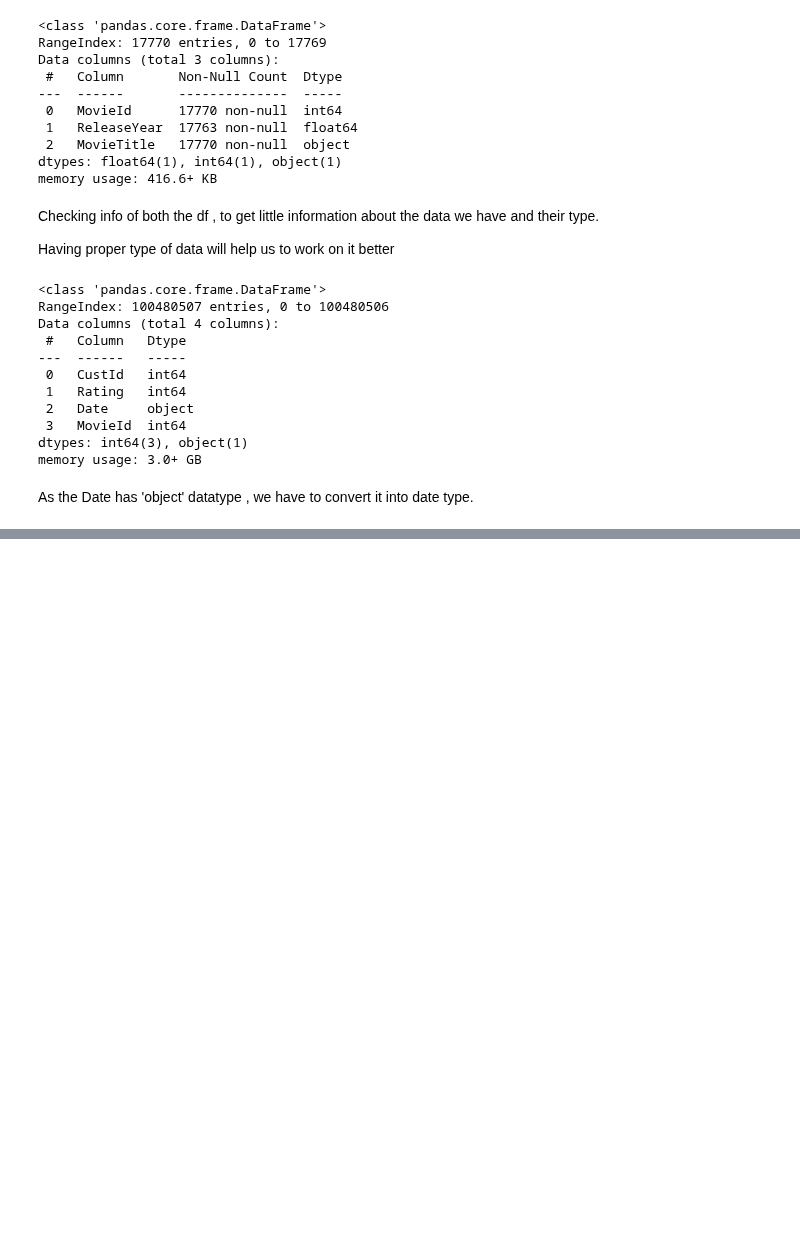
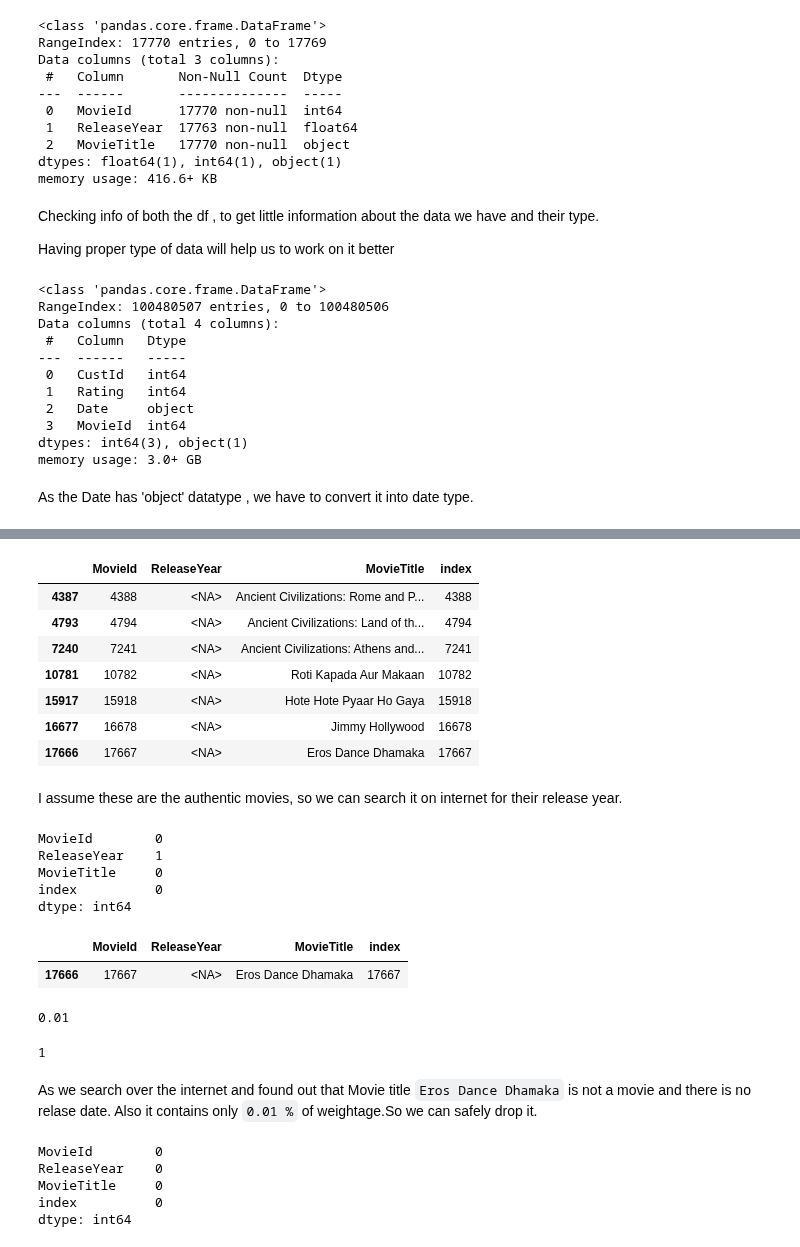
Before and after one commit to adityash97/DataScience, a Jupyter notebook: projects/netflix_data_analysis/pre_process.ipynb, the cells around one changed output, grey strips where cells are left out. Drawn from its saved outputs; the diff is of its cells as text; code cells hidden in the pictures; blank space fills up the shorter version.

```diff
--- a/projects/netflix_data_analysis/pre_process.ipynb
+++ b/projects/netflix_data_analysis/pre_process.ipynb
@@ -216,0 +270,13 @@ movie_df.head()
+# %%
+movie_df[movie_df['ReleaseYear'].isna()]
+# %% [output]
+|  | MovieId | ReleaseYear | MovieTitle | index |
+| 4387 | 4388 | <NA> | Ancient Civilizations: Rome and P... | 4388 |
+| 4793 | 4794 | <NA> | Ancient Civilizations: Land of th... | 4794 |
+| 7240 | 7241 | <NA> | Ancient Civilizations: Athens and... | 7241 |
+| 10781 | 10782 | <NA> | Roti Kapada Aur Makaan | 10782 |
+| 15917 | 15918 | <NA> | Hote Hote Pyaar Ho Gaya | 15918 |
+| 16677 | 16678 | <NA> | Jimmy Hollywood | 16678 |
+| 17666 | 17667 | <NA> | Eros Dance Dhamaka | 17667 |
+# %% [markdown]
+I assume these are the authentic movies, so we can search it on internet for their release year.
@@ -216,0 +286,39 @@ movie_df.head()
+# %%
+movie_year_map = {'Ancient Civilizations: Rome and Pompeii':int(2001),'Ancient Civilizations: Land of the Pharaohs':int(1995),'Ancient Civilizations: Athens and Greece':int(2010),'Roti Kapada Aur Makaan':1974, 'Hote Hote Pyaar Ho Gaya':1999,'Jimmy Hollywood':int(1994)}
+
+# let's impute the year
+for movie in movie_year_map:
+    movie_df['ReleaseYear'][movie_df['MovieTitle'] == str(movie)] = movie_year_map[movie]
+movie_df.isna().sum()
+# %% [output]
+MovieId        0
+ReleaseYear    1
+MovieTitle     0
+index          0
+dtype: int64
+# %%
+movie_df[movie_df['ReleaseYear'].isna()]
+# %% [output]
+|  | MovieId | ReleaseYear | MovieTitle | index |
+| 17666 | 17667 | <NA> | Eros Dance Dhamaka | 17667 |
+# %%
+weight_of_na_value = round((movie_df['ReleaseYear'].isna().sum().sum()/movie_df.shape[0]) * 100,2)
+weight_of_na_value
+# %% [output]
+0.01
+# %%
+movie_df['ReleaseYear'].isna().sum().sum()
+# %% [output]
+1
+# %% [markdown]
+As we search over the internet and found out that Movie title `Eros Dance Dhamaka` is not a movie and there is no relase date.
+Also it contains only `0.01 %` of weightage.So we can safely drop it.
+# %%
+movie_df.dropna(inplace=True)
+movie_df.isna().sum()
+# %% [output]
+MovieId        0
+ReleaseYear    0
+MovieTitle     0
+index          0
+dtype: int64
```
Also changed, not shown: parts of 38 cells of this notebook.
